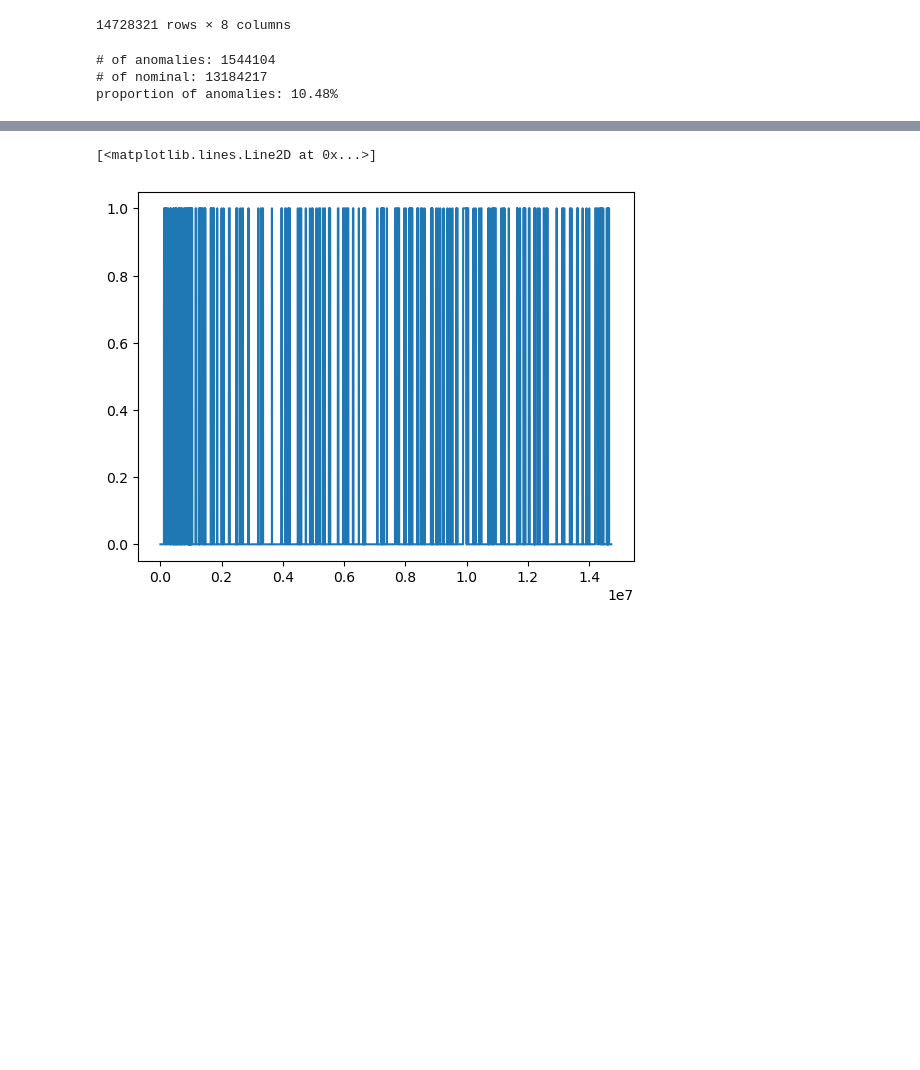
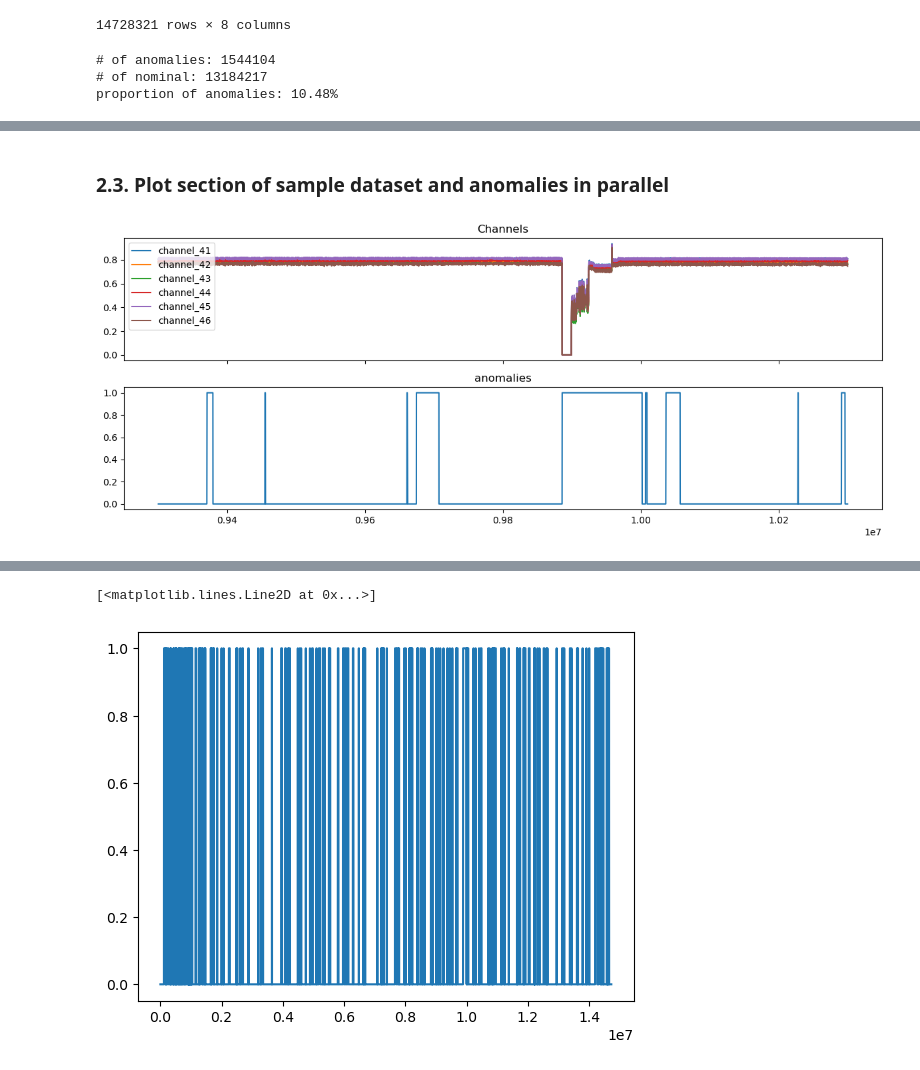
Before and after one commit to ZeIcaro/esa-anomaly-challenge, a Jupyter notebook: TP01.ipynb, the cells around one changed output, grey strips where cells are left out. Drawn from its saved outputs; the diff is of its cells as text; code cells hidden in the pictures; blank space fills up the shorter version.

```diff
--- a/TP01.ipynb
+++ b/TP01.ipynb
@@ -71,0 +167,25 @@ plt.plot(df_train_4146['id'], df_train_4146['channel_41'])
+# %% [markdown]
+### 2.3. Plot section of sample dataset and anomalies in parallel
+# %%
+# Using same technique as before but with the sample dataset
+# Plotting dataset while focusing on a specific location to observe the behavior of data and anomalies
+# Checking if taking a sample still keeps the properties of the original dataset
+
+xmin = int(9.3*10**6)
+xmax = int(10.3*10**6)
+df_analysis = df_sample[(df_sample['id'] >= xmin) & (df_sample['id'] <= xmax)]
+
+fig, ax = plt.subplots(2, 1, figsize=(12, 5), sharex=True)
+for i in ['channel_41', 'channel_42', 'channel_43', 'channel_44', 'channel_45', 'channel_46']:
+    ax[0].plot(df_analysis['id'], df_analysis[i], label=i)
+
+ax[0].set_title('Channels')
+ax[0].legend(loc='upper left')
+
+ax[1].plot(df_analysis['id'], df_analysis['is_anomaly'])
+ax[1].set_title('anomalies')
+
+plt.tight_layout()
+plt.show()
+# %% [output]
+[figure, added]
```
Also changed, not shown: parts of 31 cells of this notebook.
